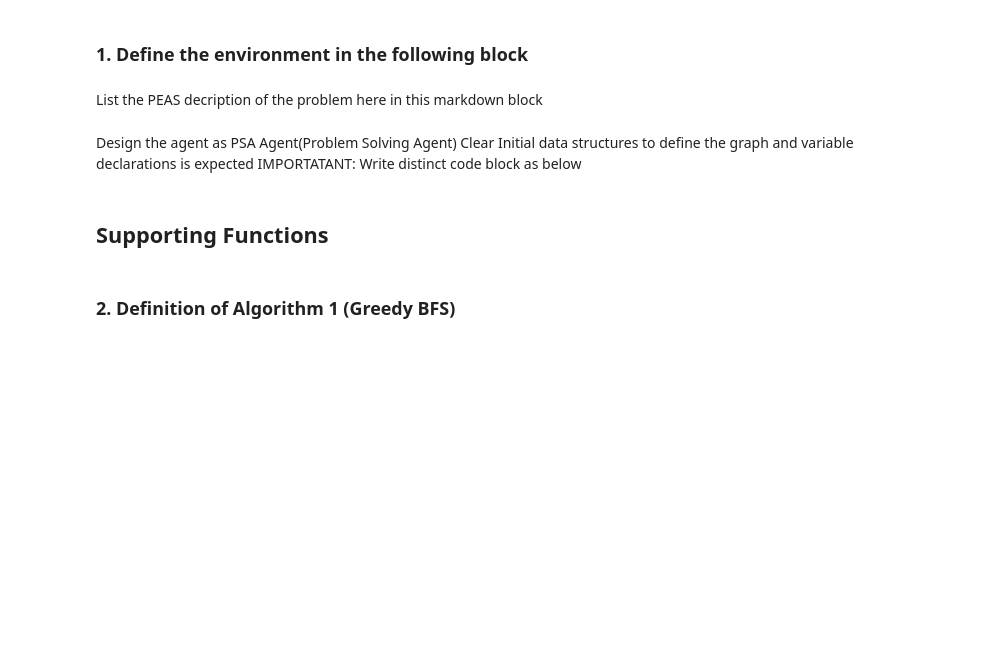
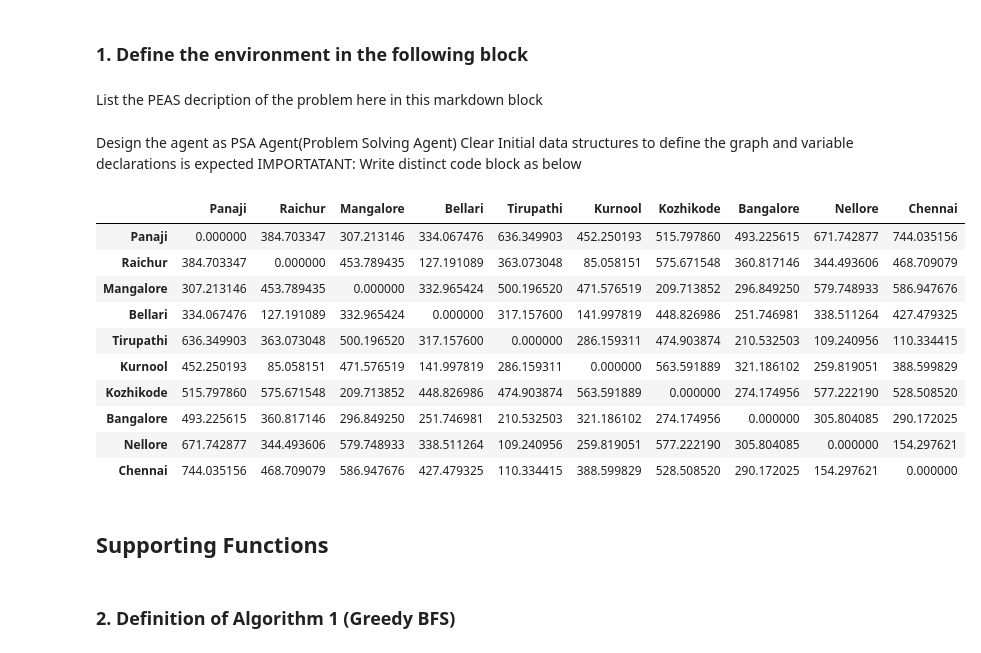
Before and after one commit to agaonsindhe/search-agents, a Jupyter notebook: ACI.ipynb, the cells around one changed output. Cells and saved outputs as stored; diff of their text form; code cells hidden in the pictures; blank space fills up the shorter version.

Commit message:
transition ost matrix

```diff
--- a/ACI.ipynb
+++ b/ACI.ipynb
@@ -190,45 +190,58 @@ def get_heuristics(goal_city):
         distance = haversine(*cities_info[k],*cities_info[goal_city])
         heuristics[k]= distance
     return heuristics
 
 def calculate_total_distance(path, distances):
     """
     Calculate the total distance of the given path based on the road distances.
 
     :param path: A list of tuples representing the path (e.g., [('City1', 'City2'), ('City2', 'City3'), ...]).
     :param distances: A dictionary with city tuples as keys and distances as values.
     :return: The total distance of the path.
     """
     total_distance = 0
     for i in range(len(path) - 1):
         city_pair = (path[i], path[i+1])
         total_distance += distances.get(city_pair, 0)
     return total_distance
 
 def fitness_function(path, distances):
     total_distance = calculate_total_distance(path, distances)
     if total_distance <= 0:
         return 0
     return 1 / total_distance
 
-# transition_cost_matrix = set_transition_and_cost_matrix(cities_info)
+transition_cost_matrix = set_transition_and_cost_matrix(cities_info)
 
-# import pandas as pd
-# # Convert to DataFrame for pretty printing
-# matrix_df = pd.DataFrame(transition_cost_matrix)
+import pandas as pd
+# Convert to DataFrame for pretty printing
+matrix_df = pd.DataFrame(transition_cost_matrix)
 
-# # Fill diagonal with 0s for clarity (no distance to itself)
-# for city in cities_info:
-#     if city in matrix_df.index:
-#         matrix_df.loc[city, city] = 0
+# Fill diagonal with 0s for clarity (no distance to itself)
+for city in cities_info:
+    if city in matrix_df.index:
+        matrix_df.loc[city, city] = 0
 
-# matrix_df_reordered = matrix_df.reindex(index=cities_info, columns=cities_info)
+matrix_df_reordered = matrix_df.reindex(index=cities_info, columns=cities_info)
 
-# matrix_df_reordered
+huersticsChennai  = get_heuristics("Chennai")
 
-# her = get_heuristics("Chennai")
+matrix_df_reordered
 
-# print(matrix_df_reordered," ",get_heuristics("Chennai"))
+
+# print("\n\n",get_heuristics("Chennai"))
+# %% [output]
+|  | Panaji | Raichur | Mangalore | Bellari | Tirupathi | Kurnool | Kozhikode | Bangalore | Nellore | Chennai |
+| Panaji | 0.000000 | 384.703347 | 307.213146 | 334.067476 | 636.349903 | 452.250193 | 515.797860 | 493.225615 | 671.742877 | 744.035156 |
+| Raichur | 384.703347 | 0.000000 | 453.789435 | 127.191089 | 363.073048 | 85.058151 | 575.671548 | 360.817146 | 344.493606 | 468.709079 |
+| Mangalore | 307.213146 | 453.789435 | 0.000000 | 332.965424 | 500.196520 | 471.576519 | 209.713852 | 296.849250 | 579.748933 | 586.947676 |
+| Bellari | 334.067476 | 127.191089 | 332.965424 | 0.000000 | 317.157600 | 141.997819 | 448.826986 | 251.746981 | 338.511264 | 427.479325 |
+| Tirupathi | 636.349903 | 363.073048 | 500.196520 | 317.157600 | 0.000000 | 286.159311 | 474.903874 | 210.532503 | 109.240956 | 110.334415 |
+| Kurnool | 452.250193 | 85.058151 | 471.576519 | 141.997819 | 286.159311 | 0.000000 | 563.591889 | 321.186102 | 259.819051 | 388.599829 |
+| Kozhikode | 515.797860 | 575.671548 | 209.713852 | 448.826986 | 474.903874 | 563.591889 | 0.000000 | 274.174956 | 577.222190 | 528.508520 |
+| Bangalore | 493.225615 | 360.817146 | 296.849250 | 251.746981 | 210.532503 | 321.186102 | 274.174956 | 0.000000 | 305.804085 | 290.172025 |
+| Nellore | 671.742877 | 344.493606 | 579.748933 | 338.511264 | 109.240956 | 259.819051 | 577.222190 | 305.804085 | 0.000000 | 154.297621 |
+| Chennai | 744.035156 | 468.709079 | 586.947676 | 427.479325 | 110.334415 | 388.599829 | 528.508520 | 290.172025 | 154.297621 | 0.000000 |
 # %% [markdown]
 <h2> Supporting Functions </h2>
 # %%
```
